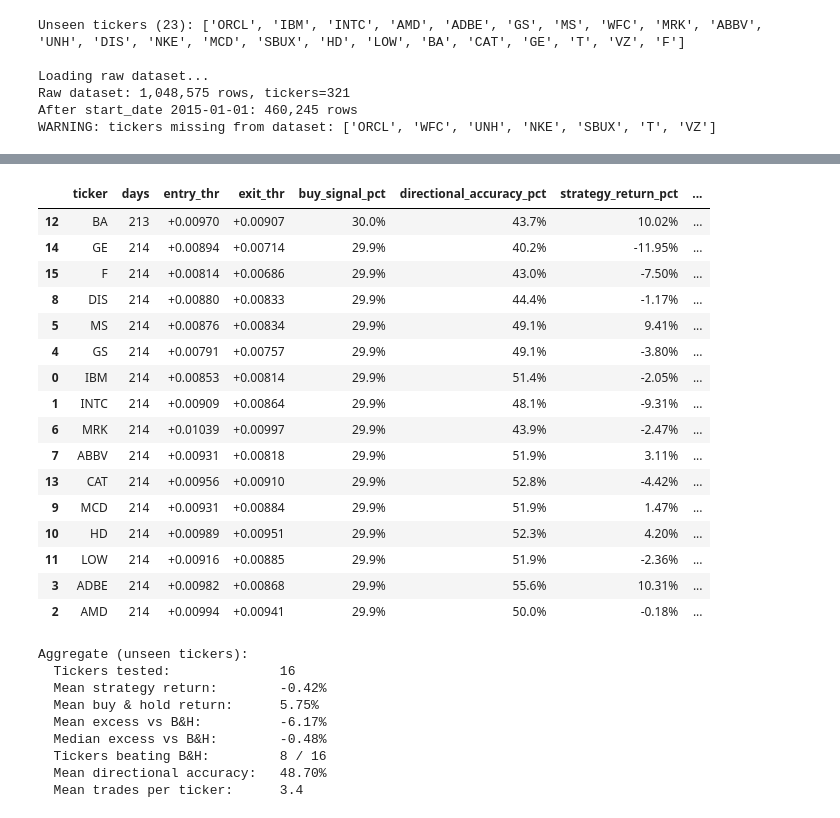
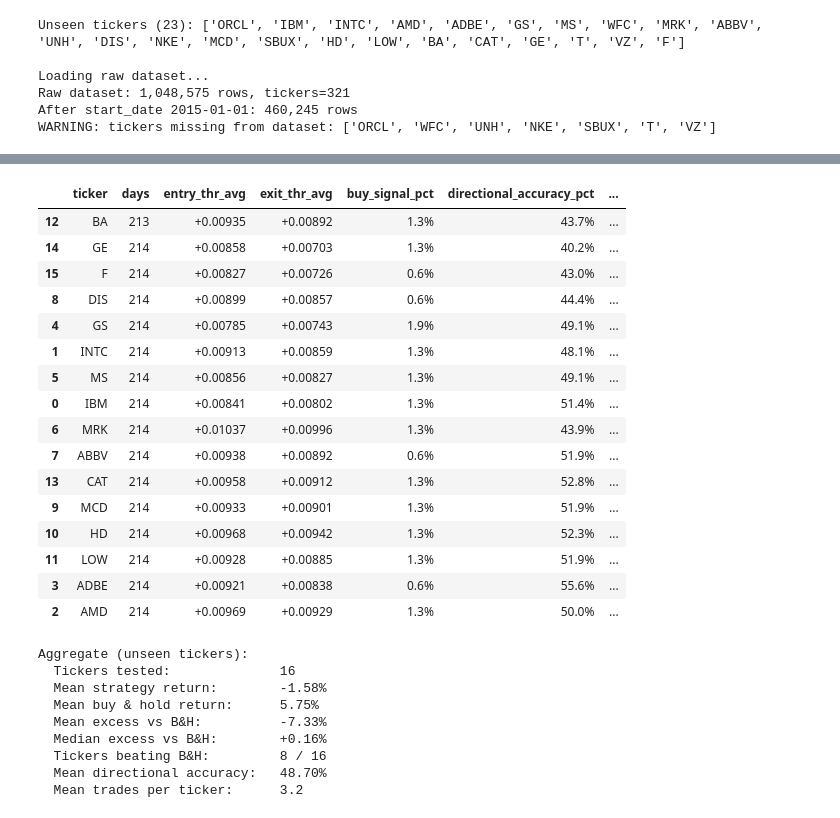
Before and after one commit to ValentinYotov/Stock-price-prediction, a Jupyter notebook: notebooks/03_test_unseen_tickers.ipynb, the cells around one changed output, grey strips where cells are left out. Cells and saved outputs as stored; diff of their text form; code cells hidden in the pictures.

```diff
--- a/notebooks/03_test_unseen_tickers.ipynb
+++ b/notebooks/03_test_unseen_tickers.ipynb
@@ -145,6 +145,7 @@ TARGET_COL = config.data.target_column
 CTX = config.data.context_length
 TRAIN_SPLIT = config.data.train_split
 VAL_SPLIT = config.data.val_split
+WARMUP = 60  # observation-only days for causal quantile calibration
 
 def build_features_for_ticker(ticker_df):
     """Same feature pipeline as training, per ticker."""
@@ -228,9 +229,6 @@ def run_unseen_backtest(ticker, raw_df):
             pred_batches.append(model(batch_x).detach().cpu())
     predicted_returns = torch.cat(pred_batches).numpy().reshape(-1)
 
-    entry_thr = float(np.quantile(predicted_returns, 0.70))
-    exit_thr = float(np.quantile(predicted_returns, 0.30))
-
     engine = BacktestEngine(
         initial_capital=initial_capital,
         position_size_pct=position_size_pct,
@@ -238,13 +236,13 @@ def run_unseen_backtest(ticker, raw_df):
         exit_threshold_pct=exit_threshold_pct,
         commission_pct=commission_pct,
     )
-    result = engine.run_from_log_returns(
+    result = engine.run_band_walk_forward(
         prices=prices,
         predicted_returns=predicted_returns,
         dates=dates,
-        entry_threshold=entry_thr,
-        exit_threshold=exit_thr,
-        signal_mode="band",
+        entry_quantile=0.70,
+        exit_quantile=0.30,
+        warmup=WARMUP,
     )
     metrics = compute_metrics(
         result,
@@ -253,17 +251,16 @@ def run_unseen_backtest(ticker, raw_df):
         prices=prices,
     )
     directional_acc = float(np.mean(np.sign(predicted_returns) == np.sign(actual_returns)))
-    buy_signals = sum(
-        1 for p in predicted_returns
-        if signal_from_return_band(p, False, entry_thr, exit_thr) == "buy"
-    )
+    avg_entry_thr = float(np.nanmean(result.entry_thresholds))
+    avg_exit_thr = float(np.nanmean(result.exit_thresholds))
+    n_buy_trades = sum(1 for t in result.trades if t.side == "buy")
 
     return {
         "ticker": ticker,
         "days": len(prices),
-        "entry_thr": entry_thr,
-        "exit_thr": exit_thr,
-        "buy_signal_pct": 100 * buy_signals / len(prices),
+        "entry_thr_avg": avg_entry_thr,
+        "exit_thr_avg": avg_exit_thr,
+        "buy_signal_pct": 100 * n_buy_trades / max(1, len(prices) - WARMUP),
         "directional_accuracy_pct": 100 * directional_acc,
         "strategy_return_pct": metrics.total_return_pct,
         "buy_hold_return_pct": metrics.buy_and_hold_return_pct,
@@ -299,8 +296,8 @@ print("\n" + "=" * 90)
 print("OUT-OF-SAMPLE TICKER BACKTEST")
 print("=" * 90)
 display(summary_df.style.format({
-    "entry_thr": "{:+.5f}",
-    "exit_thr": "{:+.5f}",
+    "entry_thr_avg": "{:+.5f}",
+    "exit_thr_avg": "{:+.5f}",
     "buy_signal_pct": "{:.1f}%",
     "directional_accuracy_pct": "{:.1f}%",
     "strategy_return_pct": "{:.2f}%",
@@ -339,33 +336,33 @@ print(f"  Mean trades per ticker:      {summary_df['trades'].mean():.1f}")
 
 ==========================================================================================
 OUT-OF-SAMPLE TICKER BACKTEST
 ==========================================================================================
-|  | ticker | days | entry_thr | exit_thr | buy_signal_pct | directional_accuracy_pct | strategy_return_pct | ... |
-| 12 | BA | 213 | +0.00970 | +0.00907 | 30.0% | 43.7% | 10.02% | ... |
-| 14 | GE | 214 | +0.00894 | +0.00714 | 29.9% | 40.2% | -11.95% | ... |
-| 15 | F | 214 | +0.00814 | +0.00686 | 29.9% | 43.0% | -7.50% | ... |
-| 8 | DIS | 214 | +0.00880 | +0.00833 | 29.9% | 44.4% | -1.17% | ... |
-| 5 | MS | 214 | +0.00876 | +0.00834 | 29.9% | 49.1% | 9.41% | ... |
-| 4 | GS | 214 | +0.00791 | +0.00757 | 29.9% | 49.1% | -3.80% | ... |
-| 0 | IBM | 214 | +0.00853 | +0.00814 | 29.9% | 51.4% | -2.05% | ... |
-| 1 | INTC | 214 | +0.00909 | +0.00864 | 29.9% | 48.1% | -9.31% | ... |
-| 6 | MRK | 214 | +0.01039 | +0.00997 | 29.9% | 43.9% | -2.47% | ... |
-| 7 | ABBV | 214 | +0.00931 | +0.00818 | 29.9% | 51.9% | 3.11% | ... |
-| 13 | CAT | 214 | +0.00956 | +0.00910 | 29.9% | 52.8% | -4.42% | ... |
-| 9 | MCD | 214 | +0.00931 | +0.00884 | 29.9% | 51.9% | 1.47% | ... |
-| 10 | HD | 214 | +0.00989 | +0.00951 | 29.9% | 52.3% | 4.20% | ... |
-| 11 | LOW | 214 | +0.00916 | +0.00885 | 29.9% | 51.9% | -2.36% | ... |
-| 3 | ADBE | 214 | +0.00982 | +0.00868 | 29.9% | 55.6% | 10.31% | ... |
-| 2 | AMD | 214 | +0.00994 | +0.00941 | 29.9% | 50.0% | -0.18% | ... |
+|  | ticker | days | entry_thr_avg | exit_thr_avg | buy_signal_pct | directional_accuracy_pct | ... |
+| 12 | BA | 213 | +0.00935 | +0.00892 | 1.3% | 43.7% | ... |
+| 14 | GE | 214 | +0.00858 | +0.00703 | 1.3% | 40.2% | ... |
+| 15 | F | 214 | +0.00827 | +0.00726 | 0.6% | 43.0% | ... |
+| 8 | DIS | 214 | +0.00899 | +0.00857 | 0.6% | 44.4% | ... |
+| 4 | GS | 214 | +0.00785 | +0.00743 | 1.9% | 49.1% | ... |
+| 1 | INTC | 214 | +0.00913 | +0.00859 | 1.3% | 48.1% | ... |
+| 5 | MS | 214 | +0.00856 | +0.00827 | 1.3% | 49.1% | ... |
+| 0 | IBM | 214 | +0.00841 | +0.00802 | 1.3% | 51.4% | ... |
+| 6 | MRK | 214 | +0.01037 | +0.00996 | 1.3% | 43.9% | ... |
+| 7 | ABBV | 214 | +0.00938 | +0.00892 | 0.6% | 51.9% | ... |
+| 13 | CAT | 214 | +0.00958 | +0.00912 | 1.3% | 52.8% | ... |
+| 9 | MCD | 214 | +0.00933 | +0.00901 | 1.3% | 51.9% | ... |
+| 10 | HD | 214 | +0.00968 | +0.00942 | 1.3% | 52.3% | ... |
+| 11 | LOW | 214 | +0.00928 | +0.00885 | 1.3% | 51.9% | ... |
+| 3 | ADBE | 214 | +0.00921 | +0.00838 | 0.6% | 55.6% | ... |
+| 2 | AMD | 214 | +0.00969 | +0.00929 | 1.3% | 50.0% | ... |
 Aggregate (unseen tickers):
   Tickers tested:              16
-  Mean strategy return:        -0.42%
+  Mean strategy return:        -1.58%
   Mean buy & hold return:      5.75%
-  Mean excess vs B&H:          -6.17%
-  Median excess vs B&H:        -0.48%
+  Mean excess vs B&H:          -7.33%
+  Median excess vs B&H:        +0.16%
   Tickers beating B&H:         8 / 16
   Mean directional accuracy:   48.70%
-  Mean trades per ticker:      3.4
+  Mean trades per ticker:      3.2
 # %%
 fig, ax = plt.subplots(figsize=(10, 7))
 plot_df = summary_df.sort_values("excess_vs_bh_pct", ascending=True)
```
Also changed, not shown: parts of 2 cells of this notebook, 3 other files.
